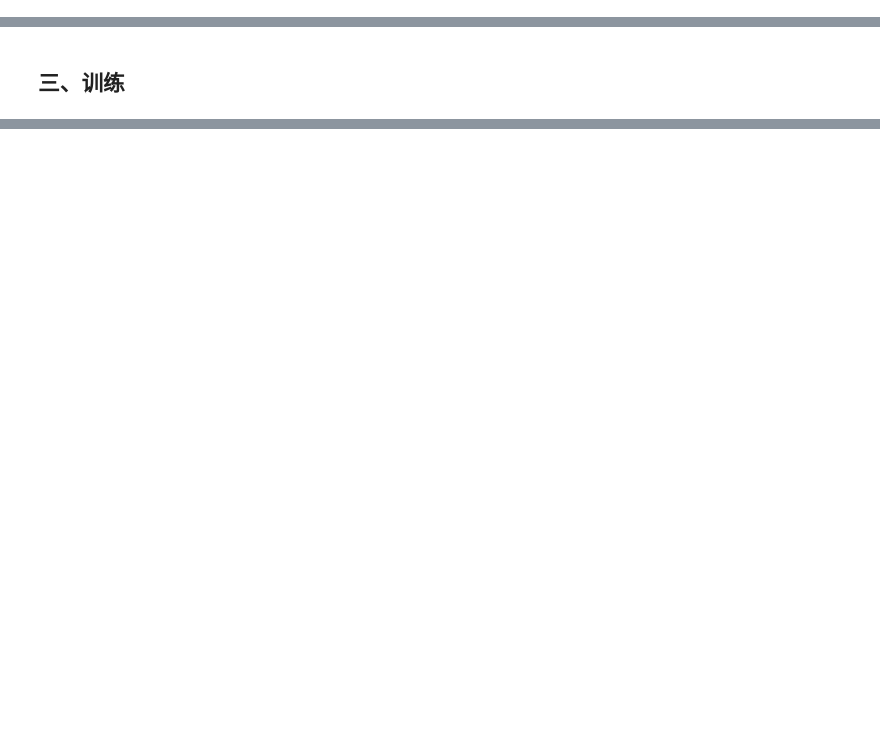
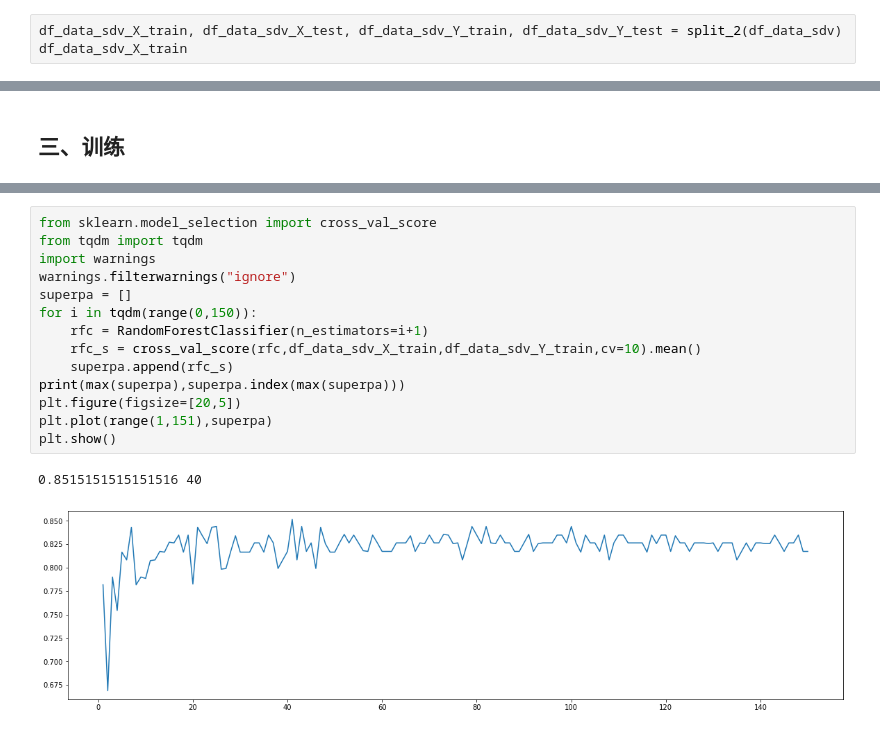
Before and after one commit to WangMole/Project, a Jupyter notebook: project.ipynb, the cells around one changed output, grey strips where cells are left out. Drawn from its saved outputs; the diff is of its cells as text; blank space fills up the shorter version.

```diff
--- a/project.ipynb
+++ b/project.ipynb
@@ -197,0 +301,3 @@ df_normal_data_sdv
+# %%
+df_data_sdv_X_train, df_data_sdv_X_test, df_data_sdv_Y_train, df_data_sdv_Y_test = split_2(df_data_sdv)
+df_data_sdv_X_train
@@ -199,0 +372,17 @@ df_normal_data_sdv
+# %%
+from sklearn.model_selection import cross_val_score
+from tqdm import tqdm
+import warnings
+warnings.filterwarnings("ignore")
+superpa = []
+for i in tqdm(range(0,150)):
+    rfc = RandomForestClassifier(n_estimators=i+1)
+    rfc_s = cross_val_score(rfc,df_data_sdv_X_train,df_data_sdv_Y_train,cv=10).mean()
+    superpa.append(rfc_s)
+print(max(superpa),superpa.index(max(superpa)))
+plt.figure(figsize=[20,5])
+plt.plot(range(1,151),superpa)
+plt.show()
+# %% [output]
+0.8515151515151516 40
+[figure, added]
```
Also changed, not shown: parts of 26 cells of this notebook.
